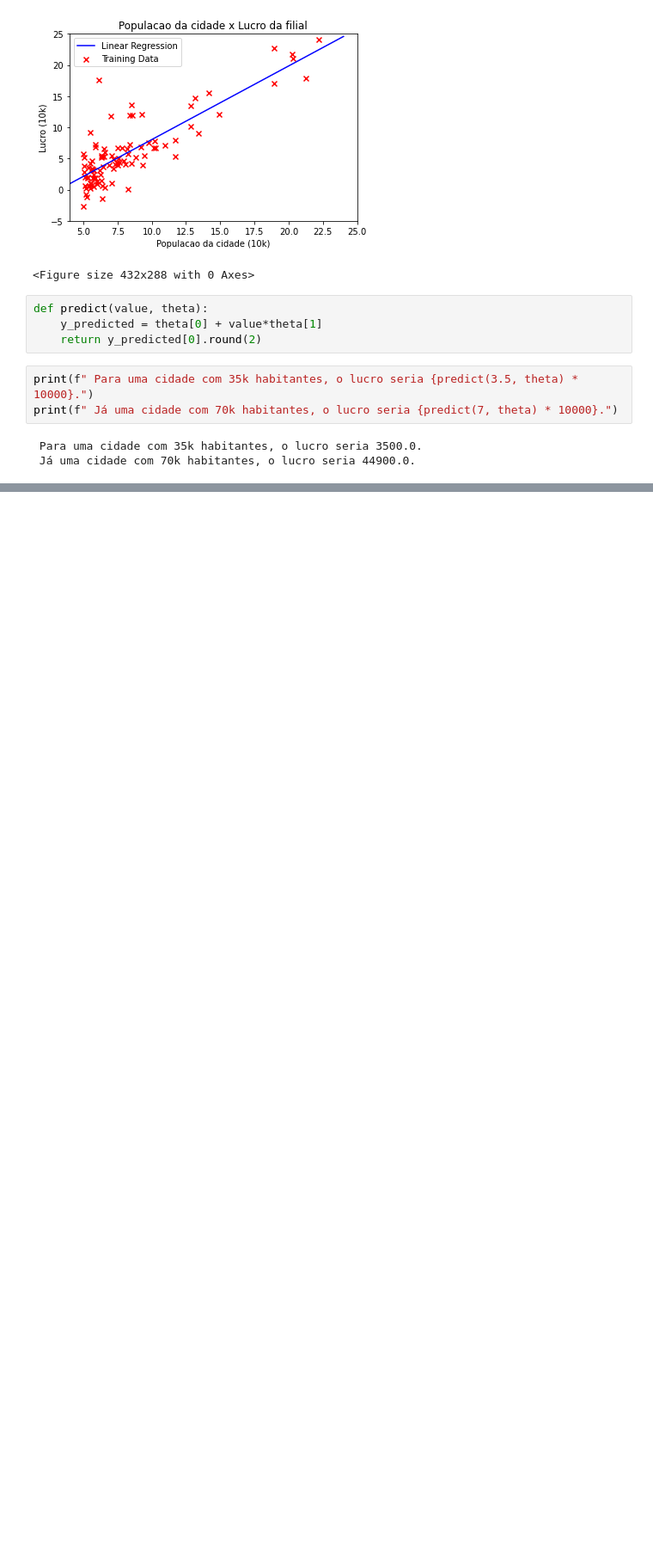
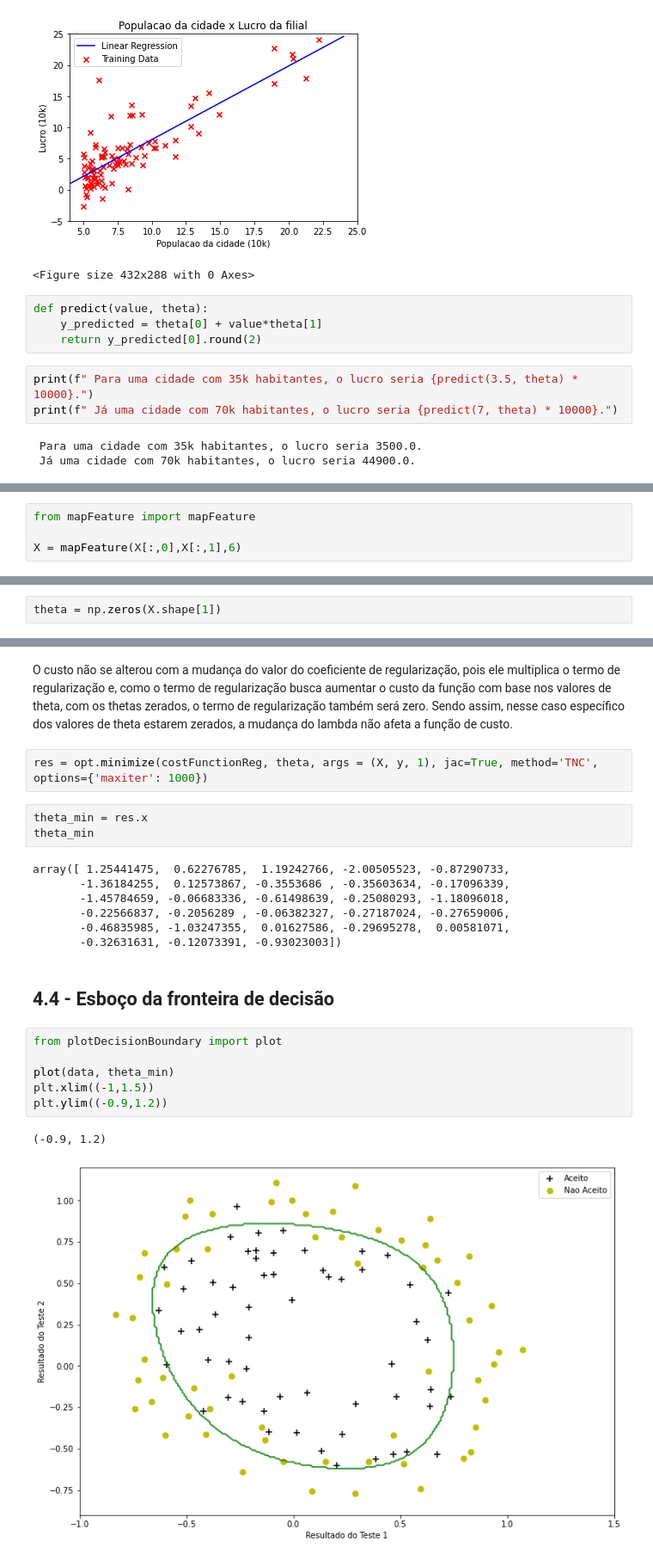
Before and after one commit to caioseda/ml-class, a Jupyter notebook: ml-t1/Trabalho1.ipynb, the cells around one changed output, grey strips where cells are left out. Shown at 86% size. Saved outputs shown, nothing was run; the diff lists cells and outputs as text; blank space fills up the shorter version.

```diff
--- a/ml-t1/Trabalho1.ipynb
+++ b/ml-t1/Trabalho1.ipynb
@@ -98,0 +242,4 @@ plot(J)
+# %%
+from mapFeature import mapFeature
+
+X = mapFeature(X[:,0],X[:,1],6)
@@ -98,0 +254,2 @@ plot(J)
+# %%
+theta = np.zeros(X.shape[1])
@@ -98,0 +271,25 @@ plot(J)
+# %% [markdown]
+O custo não se alterou com a mudança do valor do coeficiente de regularização, pois ele multiplica o termo de regularização e, como o termo de regularização busca aumentar o custo da função com base nos valores de theta, com os thetas zerados, o termo de regularização também será zero. Sendo assim, nesse caso específico dos valores de theta estarem zerados, a mudança do lambda não afeta a função de custo.
+# %%
+res = opt.minimize(costFunctionReg, theta, args = (X, y, 1), jac=True, method='TNC', options={'maxiter': 1000})
+# %%
+theta_min = res.x
+theta_min
+# %% [output]
+array([ 1.25441475,  0.62276785,  1.19242766, -2.00505523, -0.87290733,
+       -1.36184255,  0.12573867, -0.3553686 , -0.35603634, -0.17096339,
+       -1.45784659, -0.06683336, -0.61498639, -0.25080293, -1.18096018,
+       -0.22566837, -0.2056289 , -0.06382327, -0.27187024, -0.27659006,
+       -0.46835985, -1.03247355,  0.01627586, -0.29695278,  0.00581071,
+       -0.32631631, -0.12073391, -0.93023003])
+# %% [markdown]
+## 4.4 - Esboço da fronteira de decisão
+# %%
+from plotDecisionBoundary import plot
+
+plot(data, theta_min)
+plt.xlim((-1,1.5))
+plt.ylim((-0.9,1.2))
+# %% [output]
+(-0.9, 1.2)
+[figure, added]
```
Also changed, not shown: parts of 59 cells of this notebook, 19 other files.
